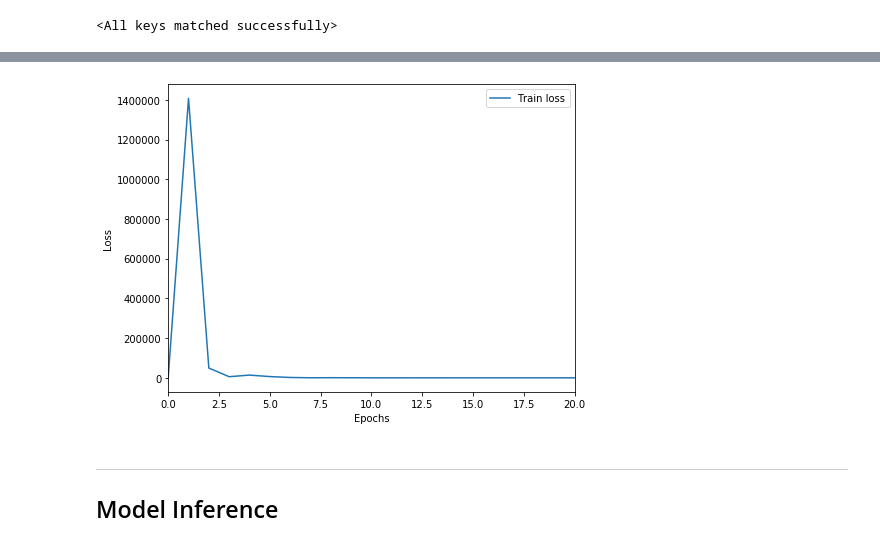
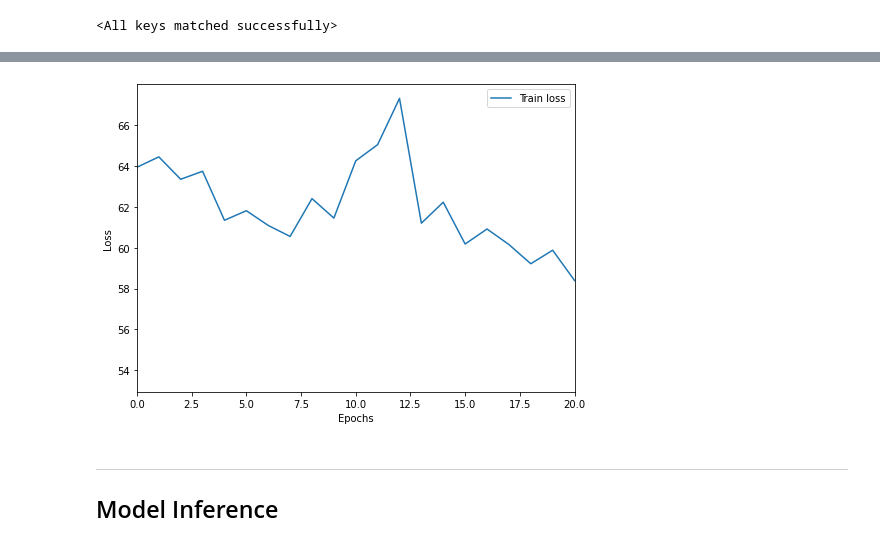
Before and after one commit to apelykh/deep-audio-mixer, a Jupyter notebook: runner.ipynb, the cells around one changed output, grey strips where cells are left out. Drawn from its saved outputs; the diff is of its cells as text; code cells hidden in the pictures.

```diff
--- a/runner.ipynb
+++ b/runner.ipynb
@@ -33,15 +37,30 @@ chunk_length = 5
 # %%
-d_train = AudioMixingDataset(os.path.join(base_path, 'train'),
-                             chunk_length=chunk_length, train_val_test_split=(0.95, 0.0, 0.0),
-                             mode='train', seed=seed)
+d_train = MultitrackAudioDataset(
+    base_path,
+    songlist=train_songlist,
+    chunk_length=chunk_length,
+    train_val_test_split=(0.8, 0.2, 0.0),
+    mode='train',
+    seed=seed
+)
 
-d_val = AudioMixingDataset(os.path.join(base_path, 'train'),
-                             chunk_length=chunk_length, train_val_test_split=(0.0, 0.05, 0.0),
-                             mode='val', seed=seed)
+d_val = MultitrackAudioDataset(
+    base_path,
+    songlist=train_songlist,
+    chunk_length=chunk_length,
+    train_val_test_split=(0.8, 0.2, 0.0),
+    mode='val',
+    seed=seed
+)
 
-d_test = AudioMixingDataset(os.path.join(base_path, 'test'),
-                             chunk_length=chunk_length, train_val_test_split=(0.0, 0.0, 1.0),
-                             mode='test', seed=seed)
+d_test = MultitrackAudioDataset(
+    base_path,
+    songlist=test_songlist,
+    chunk_length=chunk_length,
+    train_val_test_split=(0.0, 0.0, 1.0),
+    mode='test',
+    seed=seed
+)
 
 print('Train: {} tracks, {} chunks'.format(d_train.get_num_songs(), len(d_train)))
 print('Val: {} tracks, {} chunks'.format(d_val.get_num_songs(), len(d_val)))
@@ -119,7 +137,7 @@ train_loader = DataLoader(d_train, batch_size=32, shuffle=False,
                           pin_memory=False, drop_last=False, timeout=0,
                           worker_init_fn=None)
 
-val_loader = DataLoader(d_val, batch_size=136, shuffle=False,
+val_loader = DataLoader(d_val, batch_size=219, shuffle=False,
                         num_workers=0, collate_fn=None,
                         pin_memory=False, drop_last=False, timeout=0,
                         worker_init_fn=None)
@@ -150,7 +168,7 @@ optimizer = torch.optim.Adam(model.parameters())
 def train_model(start_epoch, num_epochs):
     loss_hist = []
 
-    for epoch in range(start_epoch, num_epochs):
+    for epoch in range(start_epoch, start_epoch + num_epochs):
         running_loss = 0.0
 
         for i, batch in enumerate(val_loader):
@@ -203,0 +222,2 @@ Epoch 30 loss: 19.4019193649292
+# %%
+loss_hist2 = train_model(60, 30)
@@ -206,15 +244,15 @@ weights_file = os.path.join(weights_dir, 'mixmodel_bs{}_{:04d}_{:.3f}.pt'.format
 torch.save(model.state_dict(), weights_file)
 # %%
 plt.figure(figsize=(7,5))
-plt.plot(loss_hist, label='Train loss')
+plt.plot(loss_hist2, label='Train loss')
 plt.xlabel('Epochs')
 plt.ylabel('Loss');
 plt.xlim(0, 0 + 20)
 plt.legend()
 plt.tight_layout()
 plt.savefig('{}/loss.png'.format(weights_dir))
 # %% [output]
-[figure, old version]
+[figure, new version]
 # %% [markdown]
 ---
 ## Model Inference
```
Also changed, not shown: parts of 15 cells of this notebook, 5 other files.
